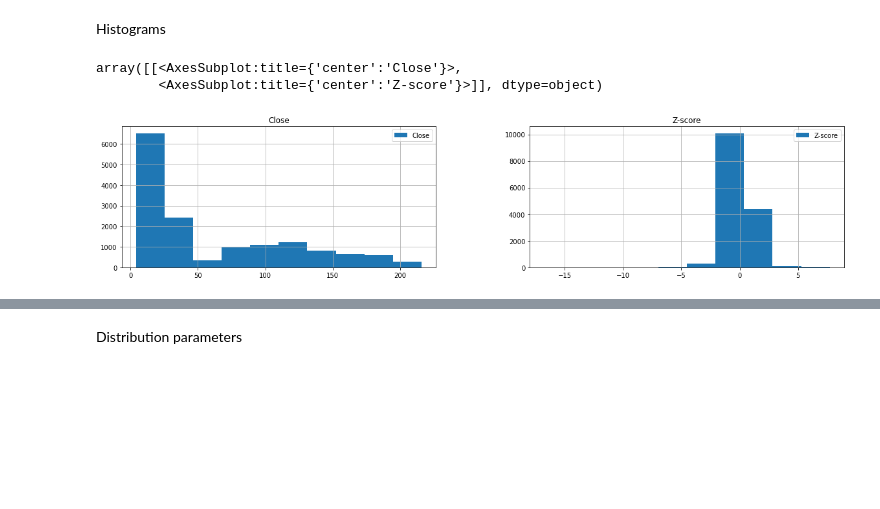
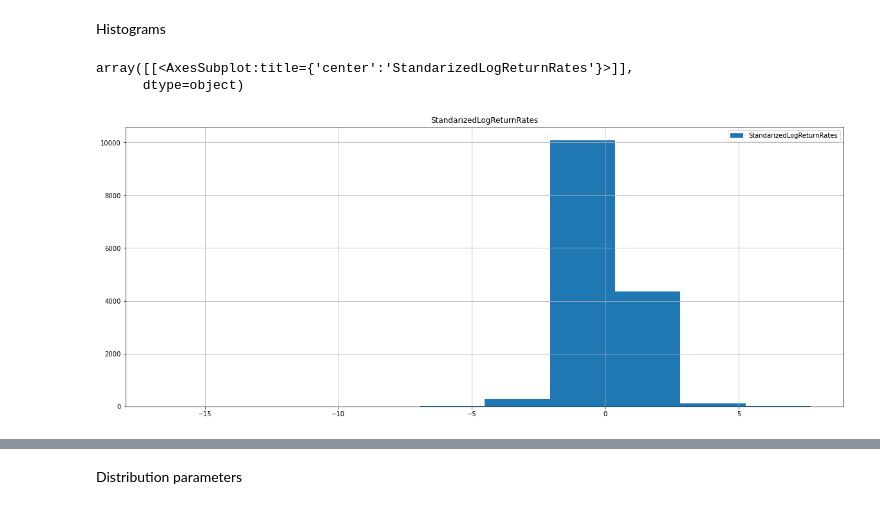
Before and after one commit to daterka/SzCzGiE-labs, a Jupyter notebook: SzCzGiE-labs.ipynb, the cells around one changed output, grey strips where cells are left out. Drawn from its saved outputs; the diff is of its cells as text; code cells hidden in the pictures; blank space fills up the shorter version.

```diff
--- a/SzCzGiE-labs.ipynb
+++ b/SzCzGiE-labs.ipynb
@@ -27,7 +27,7 @@ data.head()
 | 4 | 1962-01-08 | 7.460000 | 7.460000 | 7.266667 | 7.326667 | 1.785148 | 547500 |
 # %%
 # separation of close price data
-close = pd.DataFrame({'Date':data['Date'], 'Close':data['Close']})
+close = pd.DataFrame({'Date':data['Date'], 'RawPrice':data['Close']})
 close.set_index('Date')
 pass
 # %%
@@ -43,6 +43,6 @@ close.plot(figsize=(20,8), x='Date', y='Close', logy=True, title='log(Close)')
 # %%
 # logarithmic rates of return for close prices
-close['LogReturnRates'] = pd.Series(np.array([0.0] + [log(close['Close'][i]/close['Close'][i-1]) for i in range(1, len(close['Close']))]))
+close['LogReturnRates'] = pd.Series(np.array([0.0] + [log(close['RawPrice'][i]/close['RawPrice'][i-1]) for i in range(1, len(close['RawPrice']))]))
 # %%
 close.plot(figsize=(20,8), x='Date', y='LogReturnRates', title='LogReturnRates')
 # %% [output]
@@ -50,6 +50,6 @@ close.plot(figsize=(20,8), x='Date', y='LogReturnRates', title='LogReturnRates')
 [figure]
 # %%
 # standarized logarithimc rates of return for close prices (using z-score: std=1, mean=0)
-close['Z-score']= (close['LogReturnRates'] - close['LogReturnRates'].mean()) / close['LogReturnRates'].std()
+close['StandarizedLogReturnRates']= (close['LogReturnRates'] - close['LogReturnRates'].mean()) / close['LogReturnRates'].std()
 close.head()
 # %% [output]
@@ -111,9 +105,9 @@ close.plot(figsize=(20,8), x='Date', y='Z-score', ax=ax, title='Z-score(LogRetur
 # %% [markdown]
 Histograms
 # %%
-# Close prices histograms
-close.hist(figsize=(20,4), column=['Close', 'Z-score'], legend=True)
+# standarized Log Return Rates of Close prices histogram
+close.hist(figsize=(20,8), column=['StandarizedLogReturnRates'], legend=True)
 # %% [output]
-array([[<AxesSubplot:title={'center':'Close'}>,
-        <AxesSubplot:title={'center':'Z-score'}>]], dtype=object)
+array([[<AxesSubplot:title={'center':'StandarizedLogReturnRates'}>]],
+      dtype=object)
-[figure, old version]
+[figure, new version]
```
Also changed, not shown: parts of 26 cells of this notebook.
